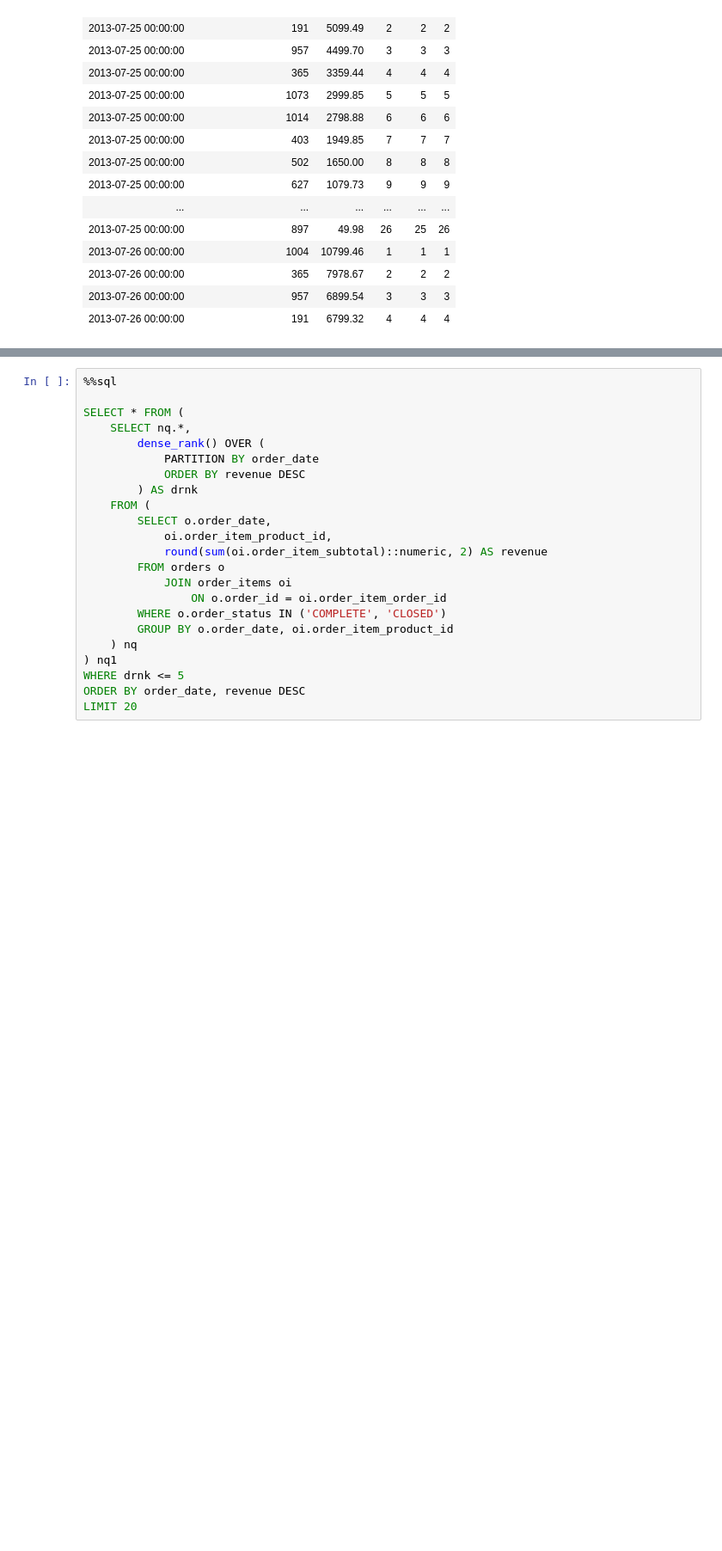
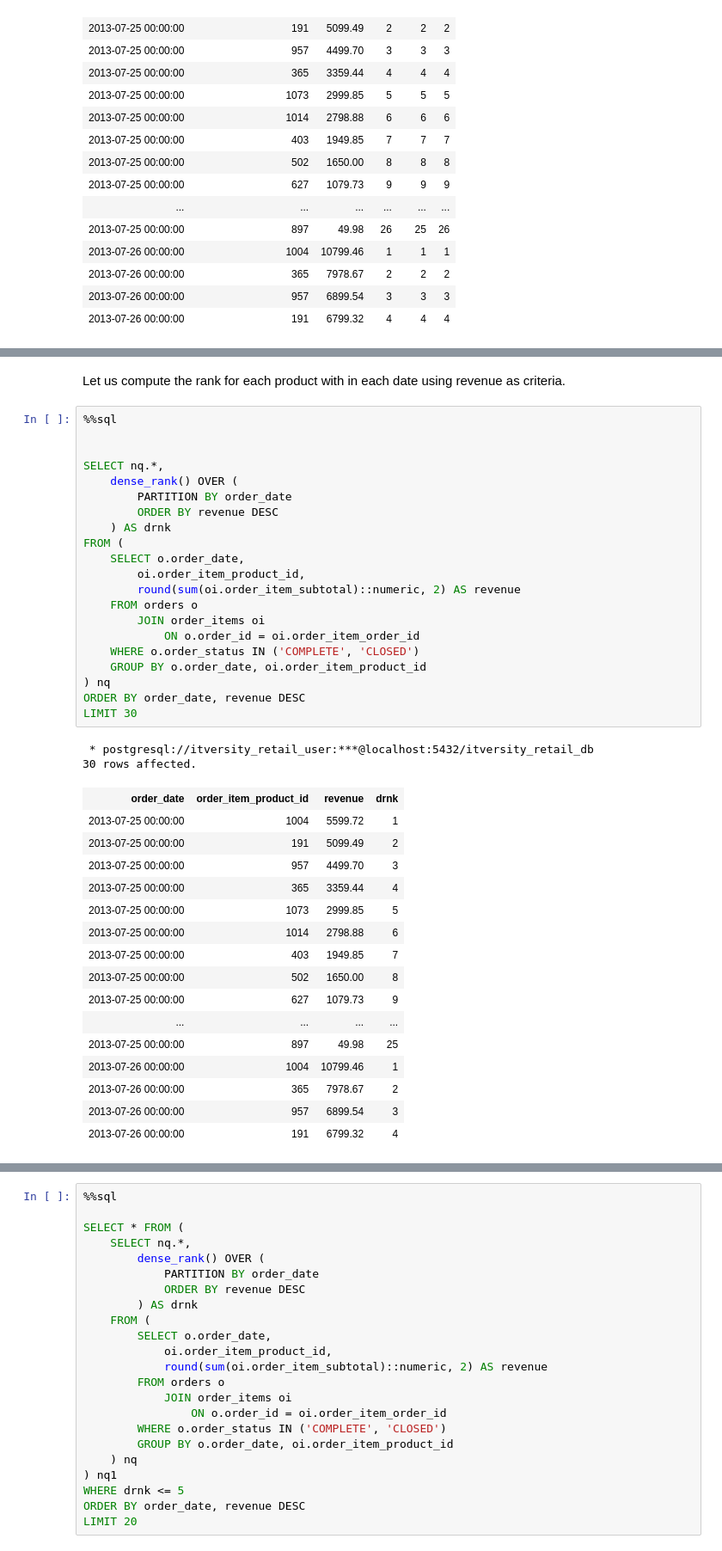
Before and after one commit to itversity/mastering-postgresql, a Jupyter notebook: 07_writing_advanced_sql_queries.ipynb, the cells around one changed output, grey strips where cells are left out. Shown: that part at 86% size. Saved outputs shown, nothing was run; the diff lists cells and outputs as text; blank space fills up the shorter version.

```diff
--- a/07_writing_advanced_sql_queries.ipynb
+++ b/07_writing_advanced_sql_queries.ipynb
@@ -1296,0 +1470,42 @@ LIMIT 30
+# %% [markdown]
+Let us compute the rank for each product with in each date using revenue as criteria.
+# %%
+%%sql
+
+
+SELECT nq.*,
+    dense_rank() OVER (
+        PARTITION BY order_date
+        ORDER BY revenue DESC
+    ) AS drnk
+FROM (
+    SELECT o.order_date,
+        oi.order_item_product_id,
+        round(sum(oi.order_item_subtotal)::numeric, 2) AS revenue
+    FROM orders o
+        JOIN order_items oi
+            ON o.order_id = oi.order_item_order_id
+    WHERE o.order_status IN ('COMPLETE', 'CLOSED')
+    GROUP BY o.order_date, oi.order_item_product_id
+) nq
+ORDER BY order_date, revenue DESC
+LIMIT 30
+# %% [output]
+ * postgresql://itversity_retail_user:***@localhost:5432/itversity_retail_db
+30 rows affected.
+| order_date | order_item_product_id | revenue | drnk |
+| 2013-07-25 00:00:00 | 1004 | 5599.72 | 1 |
+| 2013-07-25 00:00:00 | 191 | 5099.49 | 2 |
+| 2013-07-25 00:00:00 | 957 | 4499.70 | 3 |
+| 2013-07-25 00:00:00 | 365 | 3359.44 | 4 |
+| 2013-07-25 00:00:00 | 1073 | 2999.85 | 5 |
+| 2013-07-25 00:00:00 | 1014 | 2798.88 | 6 |
+| 2013-07-25 00:00:00 | 403 | 1949.85 | 7 |
+| 2013-07-25 00:00:00 | 502 | 1650.00 | 8 |
+| 2013-07-25 00:00:00 | 627 | 1079.73 | 9 |
+| ... | ... | ... | ... |
+| 2013-07-25 00:00:00 | 897 | 49.98 | 25 |
+| 2013-07-26 00:00:00 | 1004 | 10799.46 | 1 |
+| 2013-07-26 00:00:00 | 365 | 7978.67 | 2 |
+| 2013-07-26 00:00:00 | 957 | 6899.54 | 3 |
+| 2013-07-26 00:00:00 | 191 | 6799.32 | 4 |
```
Also changed, not shown: parts of 21 cells of this notebook, 3 other files.
